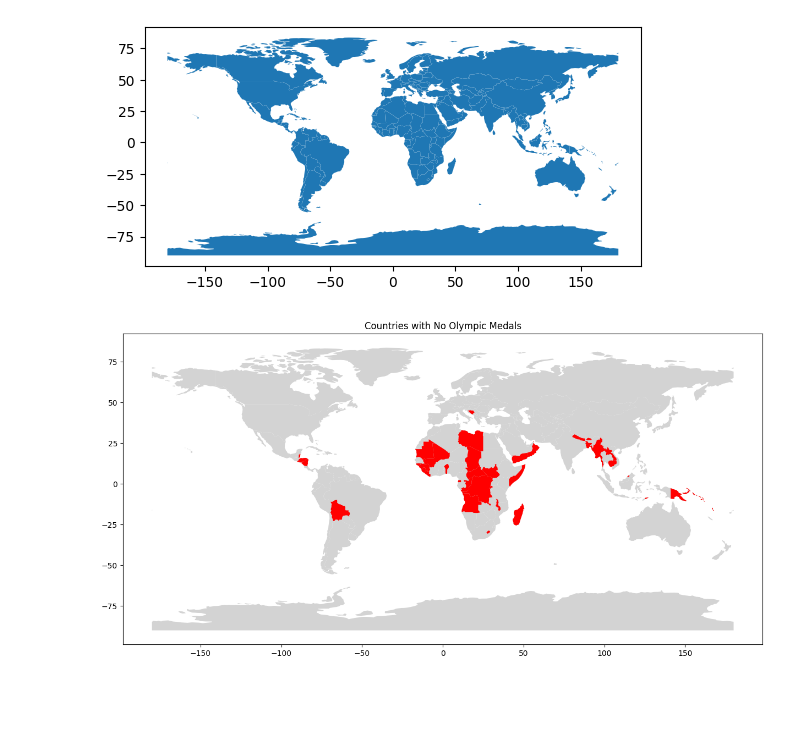
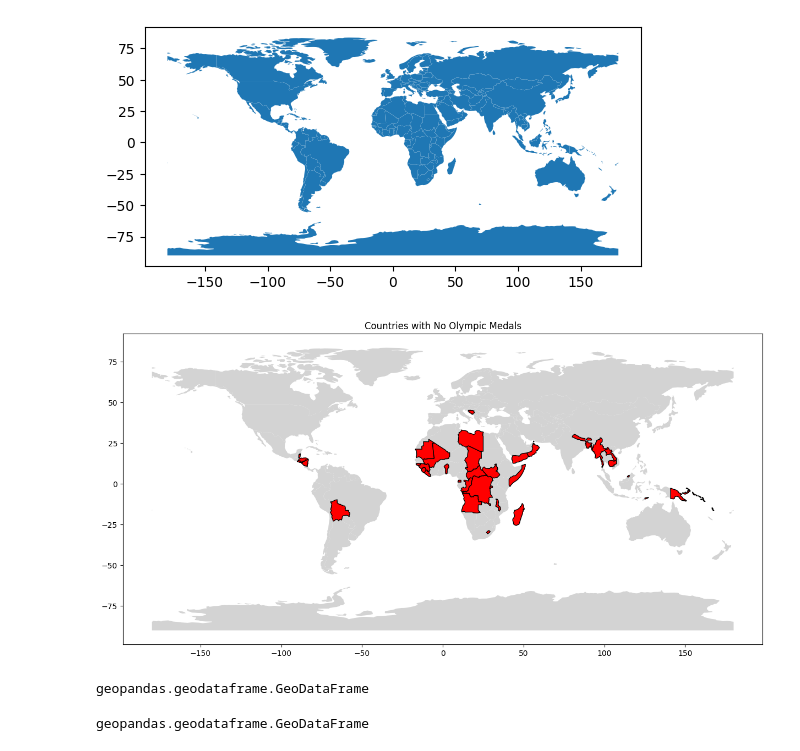
Before and after one commit to cedarmora/no-olympic-medals, a Jupyter notebook: no-olympic-medals.ipynb, the cells around one changed output. Cells and saved outputs as stored; diff of their text form; code cells hidden in the pictures; blank space fills up the shorter version.

```diff
--- a/no-olympic-medals.ipynb
+++ b/no-olympic-medals.ipynb
@@ -84,13 +80,21 @@ world.plot()
 # %%
 # Filter countries with no medals
 no_medals_df = world[world['SOVEREIGNT'].isin(country_names)]
 
 # Plot the map
 fig, ax = plt.subplots(1, 1, figsize=(15, 10))
 world.plot(ax=ax, color='lightgrey')
-no_medals_df.plot(ax=ax, color='red')
+no_medals_df.plot(ax=ax, color='red', edgecolor='black')
 
 plt.title('Countries with No Olympic Medals')
 plt.show()
 # %% [output]
-[figure, old version]
+[figure, new version]
+# %%
+type(world)
+# %% [output]
+geopandas.geodataframe.GeoDataFrame
+# %%
+type(no_medals_df)
+# %% [output]
+geopandas.geodataframe.GeoDataFrame
```
Also changed, not shown: parts of 1 cell of this notebook.
